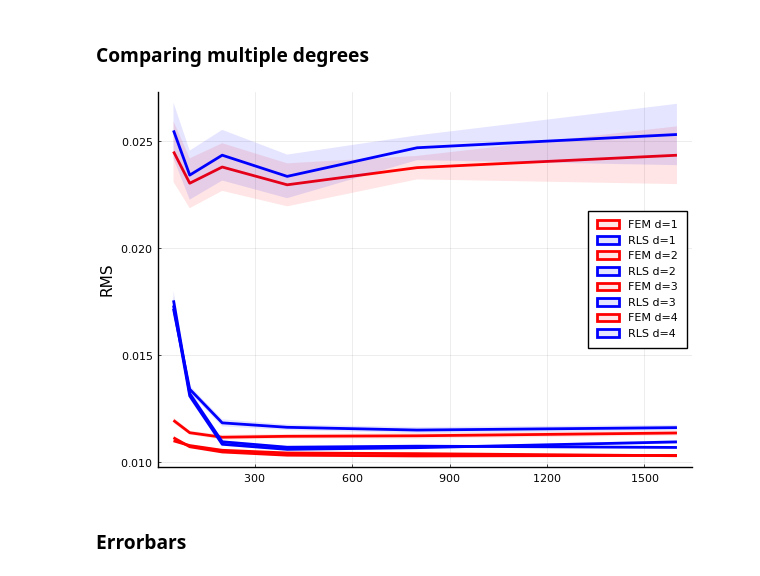
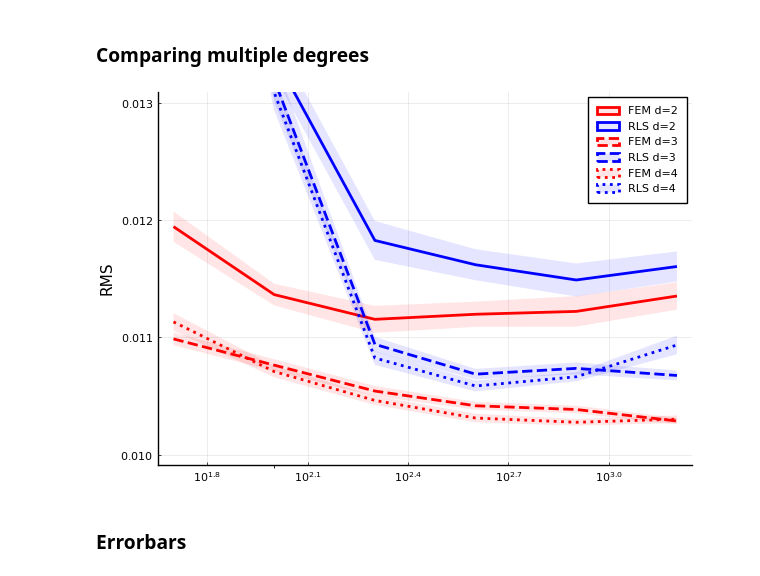
Before and after one commit to biaslab/nsi-silverbox, a Jupyter notebook: experiments-verification/collect-results.ipynb, the cells around one changed output. Saved outputs shown, nothing was run; the diff lists cells and outputs as text; code cells hidden in the pictures.

```diff
--- a/experiments-verification/collect-results.ipynb
+++ b/experiments-verification/collect-results.ipynb
@@ -9,6 +9,7 @@ include("visualization.jl");
 # %%
 alpha = 0.1
 linewidth = 2;
+styles = [:solid, :dash, :dot, :dashdot];
 # %% [markdown]
 ## ARX
 # %%
@@ -149,28 +150,30 @@ for d in deg
     end
 end
 # %%
-alpha = 0.1
-
 p3 = plot()
-for deg in [1,2,3,4]
+for (ii,deg) in enumerate([2,3,4])
 
     plot!(NT, results[1,:,deg],
           ribbon=[results[2,:,deg] results[2,:,deg]],
           color="red",
           label="FEM d="*string(deg),
+          linestyle=styles[ii],
           fillalpha=alpha,
           linewidth=linewidth,
-          ylabel="RMS")
+          ylabel="RMS",
+          xscale=:log10,
+          ylims=[0.01, 0.013])
     plot!(NT, results[3,:,deg],
           ribbon=[results[4,:,deg] results[4,:,deg]],
           color="blue",
+          linestyle=styles[ii],
           fillalpha=alpha,
           linewidth=linewidth,
           label="RLS d="*string(deg))
 end
 plot!()
 # %% [output]
-[figure, old version]
+[figure, new version]
 # %%
 savefig(p3, "figures/RMS-NARX_all-degrees.png")
 # %% [markdown]
```
Also changed, not shown: parts of 7 cells of this notebook.
